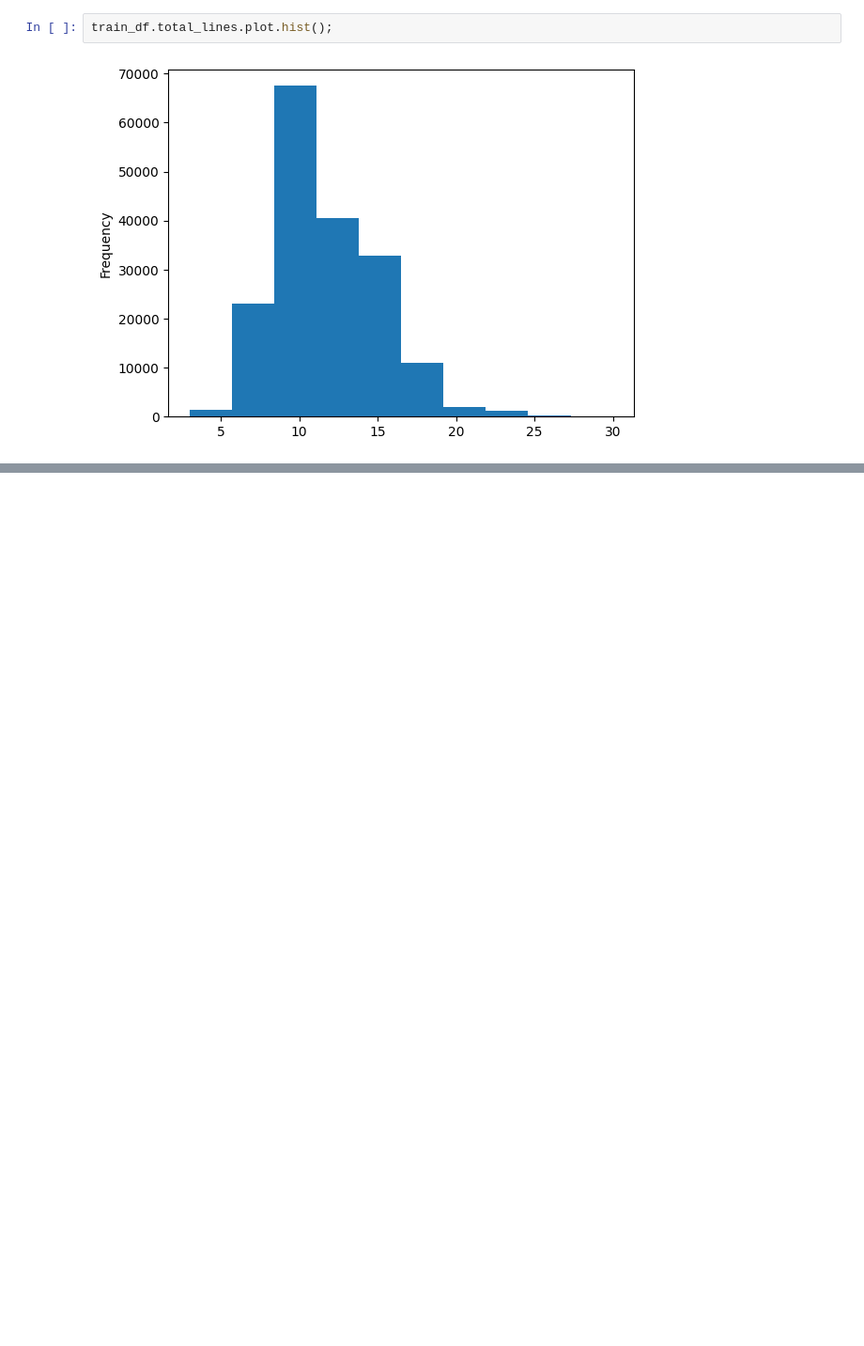
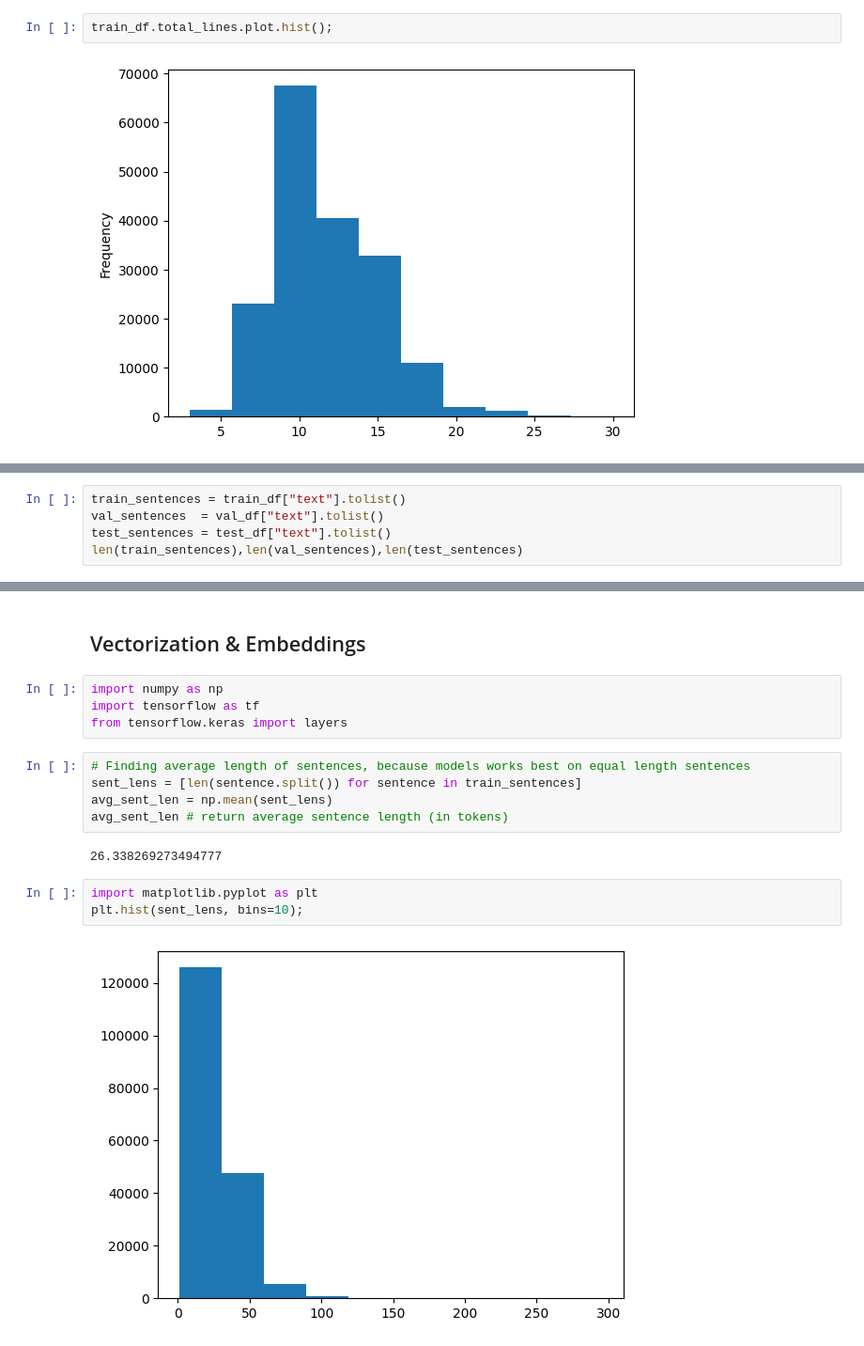
Before and after one commit to sumana-2705/Skimlit-project, a Jupyter notebook: code.ipynb, the cells around one changed output, grey strips where cells are left out. Shown at 94% size. Drawn from its saved outputs; the diff is of its cells as text; blank space fills up the shorter version.

```diff
--- a/code.ipynb
+++ b/code.ipynb
@@ -166,0 +172,5 @@ train_df.total_lines.plot.hist();
+# %%
+train_sentences = train_df["text"].tolist()
+val_sentences  = val_df["text"].tolist()
+test_sentences = test_df["text"].tolist()
+len(train_sentences),len(val_sentences),len(test_sentences)
@@ -166,0 +292,18 @@ train_df.total_lines.plot.hist();
+# %% [markdown]
+## Vectorization & Embeddings
+# %%
+import numpy as np
+import tensorflow as tf
+from tensorflow.keras import layers
+# %%
+# Finding average length of sentences, because models works best on equal length sentences
+sent_lens = [len(sentence.split()) for sentence in train_sentences]
+avg_sent_len = np.mean(sent_lens)
+avg_sent_len # return average sentence length (in tokens)
+# %% [output]
+26.338269273494777
+# %%
+import matplotlib.pyplot as plt
+plt.hist(sent_lens, bins=10);
+# %% [output]
+[figure, added]
```
Also changed, not shown: parts of 32 cells of this notebook.
